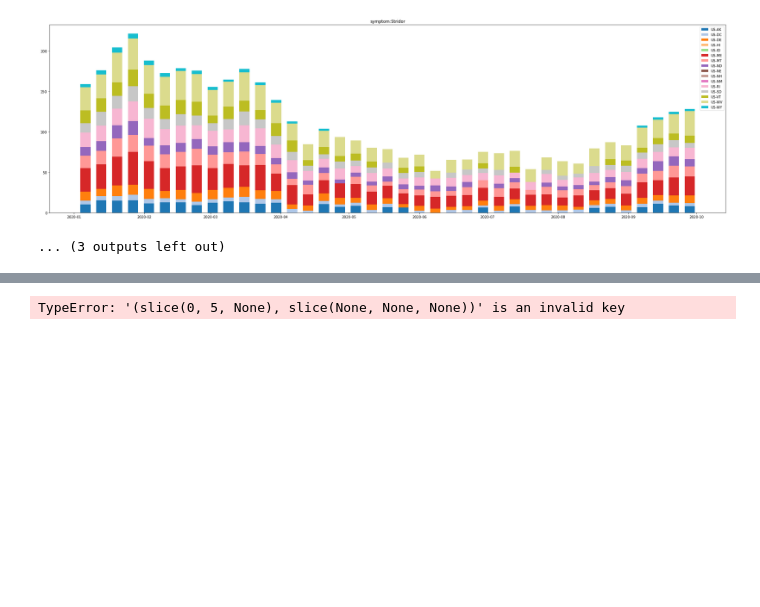
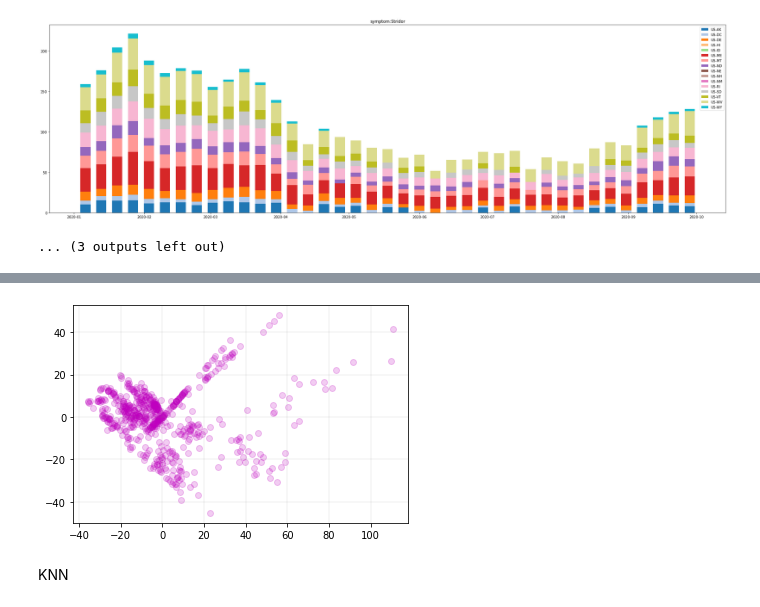
Before and after one commit to lfy05/Covid-19-Search-Trend-ML, a Jupyter notebook: Assignment1.ipynb, the cells around one changed output, grey strips where cells are left out. Saved outputs shown, nothing was run; the diff lists cells and outputs as text; code cells hidden in the pictures; blank space fills up the shorter version.

```diff
--- a/Assignment1.ipynb
+++ b/Assignment1.ipynb
@@ -273,14 +260,30 @@ searchTrendData
-# %%
-from sklearn.decomposition import PCA
-from sklearn.preprocessing import OneHotEncoder, LabelEncoder
-
-le = LabelEncoder()
-le.fit(searchTrendData.iloc[0:6,:])
-le.classes_
-
-#searchTrendPCA = ohe.fit_transform(searchTrendData)
-#pca = PCA(n_components=2)
-#searchTrendPCA = pca.fit_transform(searchTrendPCA)
-#searchTrendPCA
-# %% [output]
-TypeError: '(slice(0, 5, None), slice(None, None, None))' is an invalid key
+# %%
+searchTrendDataPCA = searchTrendData.copy()  #making a copy of searchTrendData to avoid potential alterations on the main data
+# searchTrendDataPCA.dtypes    #just to know the data-types so we know which ones to one_hot e
+
+features_to_be_encoded = searchTrendDataPCA.select_dtypes(exclude = ['float64'])
+encoder = OneHotEncoder(sparse = False)
+train = encoder.fit(features_to_be_encoded)
+# print(train.categories_)  #you can uncomment this to view the unique values per feature
+encoded_features = encoder.transform(features_to_be_encoded)
+
+# joining the encoded_features to the rest of the data
+encoded_features = pd.DataFrame(encoded_features)
+searchTrendDataPCA = encoded_features.join(searchTrendDataPCA.iloc[:,6:])
+
+# Before using PCA, lets'replace nan values with the mean
+imp = SimpleImputer(missing_values=np.nan, strategy='mean')  # we can change the strategy to median or most frequent also.
+imp.fit(searchTrendDataPCA)
+searchTrendDataPCA = imp.transform(searchTrendDataPCA)
+
+# PCA
+pca = PCA(n_components=2)
+searchTrendDataPCA = pca.fit_transform(searchTrendDataPCA)
+
+# Lets see what we have now
+plt.scatter(searchTrendDataPCA[:,0], searchTrendDataPCA[:,1], alpha=0.2, c = 'm' )
+plt.grid(color='grey', linestyle='-', linewidth=0.25, alpha=0.5)
+# %% [output]
+[figure, added]
+# %% [markdown]
+KNN
```
Also changed, not shown: parts of 4 cells of this notebook.
